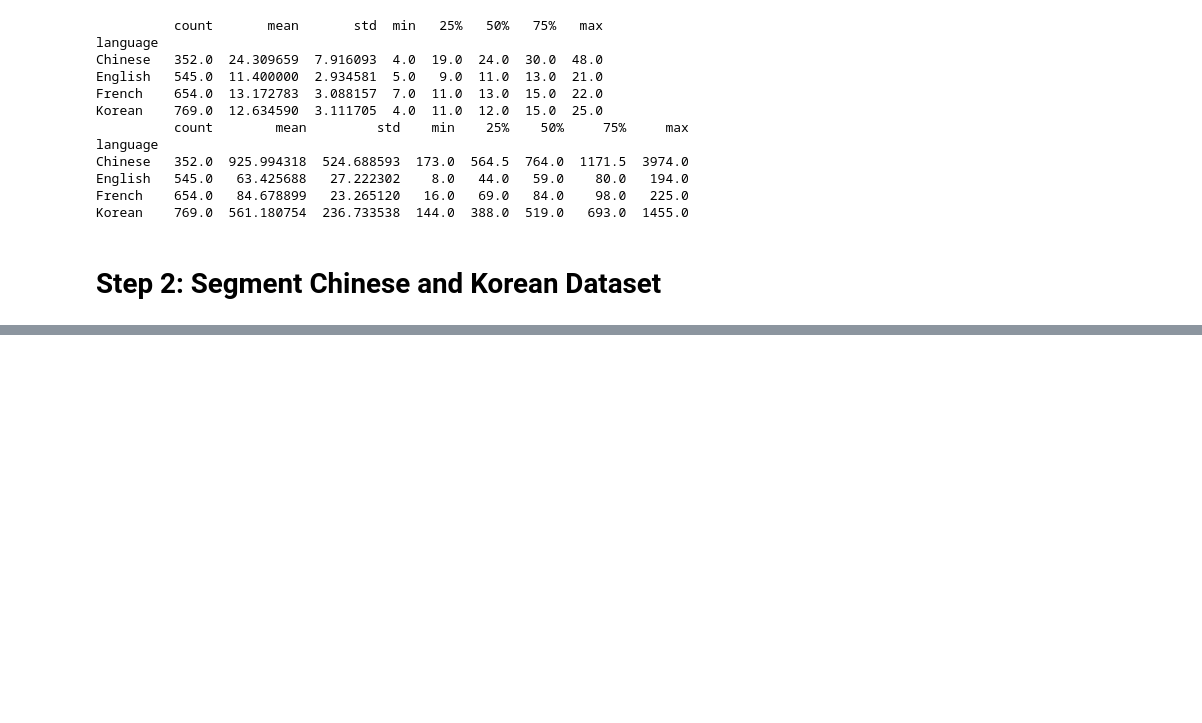
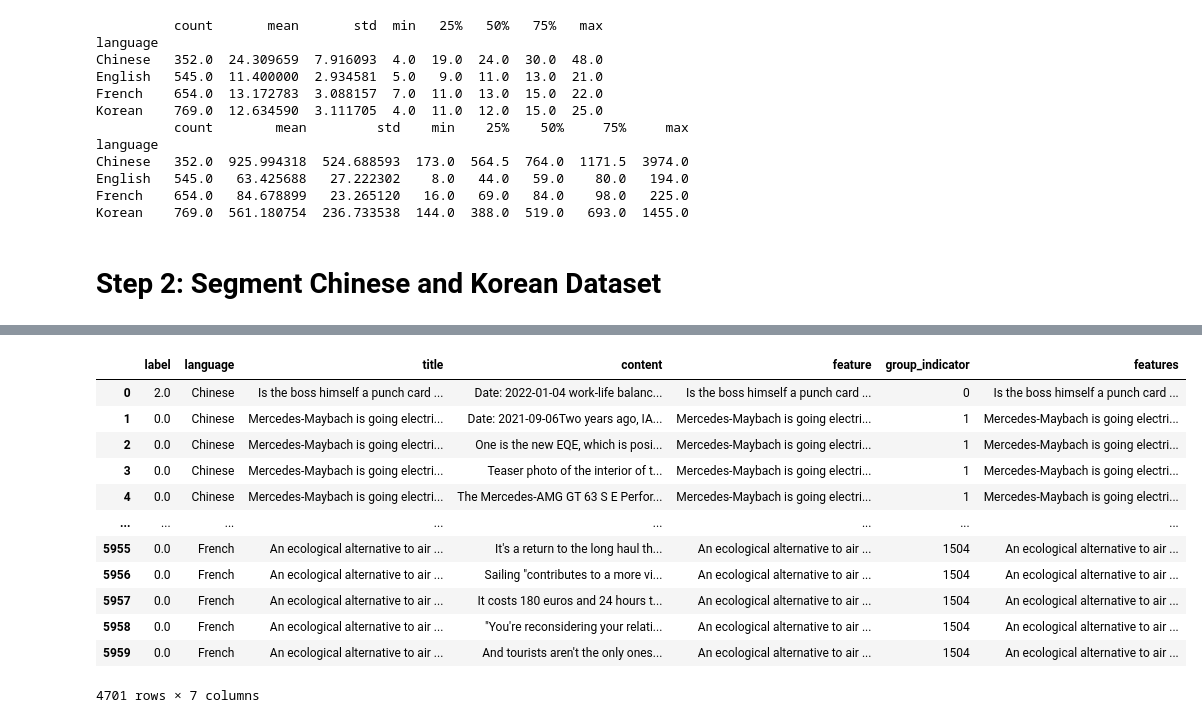
Before and after one commit to roxyrong/ml-esg-3, a Jupyter notebook: notebooks/Notebook - Data Preprocessing.ipynb, the cells around one changed output, grey strips where cells are left out. Saved outputs shown, nothing was run; the diff lists cells and outputs as text; code cells hidden in the pictures; blank space fills up the shorter version.

Commit message:
split train and valid set and add gpt4 baseline

```diff
--- a/notebooks/Notebook - Data Preprocessing.ipynb
+++ b/notebooks/Notebook - Data Preprocessing.ipynb
@@ -129,0 +227,16 @@ train_df["content"].apply(word_count).describe()
+# %%
+train_set
+# %% [output]
+|  | label | language | title | content | feature | group_indicator | features |
+| 0 | 2.0 | Chinese | Is the boss himself a punch card ... | Date: 2022-01-04 work-life balanc... | Is the boss himself a punch card ... | 0 | Is the boss himself a punch card ... |
+| 1 | 0.0 | Chinese | Mercedes-Maybach is going electri... | Date: 2021-09-06Two years ago, IA... | Mercedes-Maybach is going electri... | 1 | Mercedes-Maybach is going electri... |
+| 2 | 0.0 | Chinese | Mercedes-Maybach is going electri... | One is the new EQE, which is posi... | Mercedes-Maybach is going electri... | 1 | Mercedes-Maybach is going electri... |
+| 3 | 0.0 | Chinese | Mercedes-Maybach is going electri... | Teaser photo of the interior of t... | Mercedes-Maybach is going electri... | 1 | Mercedes-Maybach is going electri... |
+| 4 | 0.0 | Chinese | Mercedes-Maybach is going electri... | The Mercedes-AMG GT 63 S E Perfor... | Mercedes-Maybach is going electri... | 1 | Mercedes-Maybach is going electri... |
+| ... | ... | ... | ... | ... | ... | ... | ... |
+| 5955 | 0.0 | French | An ecological alternative to air ... | It's a return to the long haul th... | An ecological alternative to air ... | 1504 | An ecological alternative to air ... |
+| 5956 | 0.0 | French | An ecological alternative to air ... | Sailing "contributes to a more vi... | An ecological alternative to air ... | 1504 | An ecological alternative to air ... |
+| 5957 | 0.0 | French | An ecological alternative to air ... | It costs 180 euros and 24 hours t... | An ecological alternative to air ... | 1504 | An ecological alternative to air ... |
+| 5958 | 0.0 | French | An ecological alternative to air ... | "You're reconsidering your relati... | An ecological alternative to air ... | 1504 | An ecological alternative to air ... |
+| 5959 | 0.0 | French | An ecological alternative to air ... | And tourists aren't the only ones... | An ecological alternative to air ... | 1504 | An ecological alternative to air ... |
+4701 rows × 7 columns
```
Also changed, not shown: parts of 23 cells of this notebook, 26 other files.
